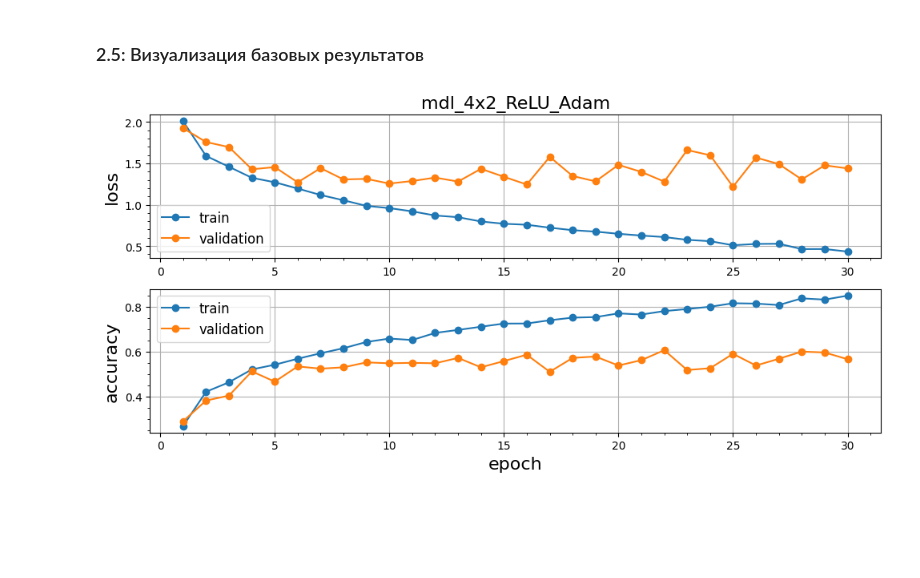
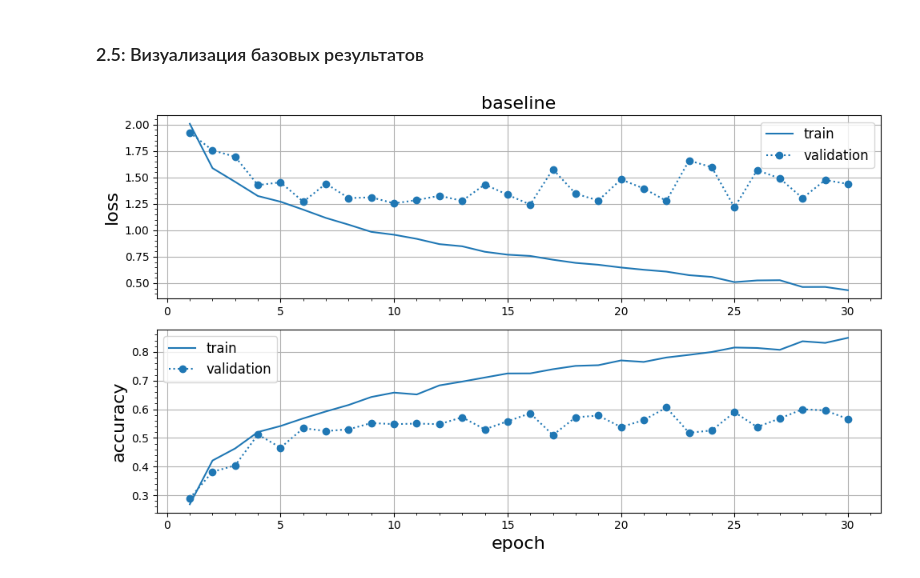
Before and after one commit to romangorbunov91/ResNet18, a Jupyter notebook: main_notebook.ipynb, the cells around one changed output. Saved outputs shown, nothing was run; the diff lists cells and outputs as text; code cells hidden in the pictures; blank space fills up the shorter version.

```diff
--- a/main_notebook.ipynb
+++ b/main_notebook.ipynb
@@ -43,43 +66,30 @@ METRIC_NUM = len(plot_titles)
 ## Часть 2: Базовая архитектура ResNet18
 # %% [markdown]
 ### 2.5: Визуализация базовых результатов
-# %%
-log_dir = Path("./train_logs/")
-log_names = [
-    "train_log_customResNet18_Adam_ver1.json",
-    "train_log_customResNet18_Adam_ver2.json"
-    ]
-DATA_NUM = len(log_names)
-log_data = np.empty(DATA_NUM, dtype='object')
-log_data_df = np.empty(DATA_NUM, dtype='object')
-model_struct = np.empty(DATA_NUM, dtype='object')
-for idx, name in enumerate(log_names):
-    with open(log_dir / name, "r") as f:
-        log_data[idx] = json.load(f)
-        log_data_df[idx] = pd.DataFrame(log_data[idx].get("train_log"))
-        model_struct[idx] = log_data[idx].get("model_architecture")
 # %%
+plot_idx = [usid.mdl_4x2_ReLU_Adam.value]
 fig, axs = plt.subplots(ncols=1, nrows=2, figsize=user_figsize)
-#plt.title('4x2_ReLU', fontsize=user_fontsize)
-for idx, ax in enumerate(axs):
-    if idx == 0:
-        ax.set_title(model_names[usid.mdl_4x2_ReLU_Adam], fontsize=user_fontsize)
+for k, ax in enumerate(axs):
+    if k == 0:
+        ax.set_title("baseline", fontsize=user_fontsize)
     else:
         ax.set_xlabel(plot_xlabel, fontsize=user_fontsize)
-    for m in range(METRIC_NUM):
-        ax.plot(
-            log_data_df[usid.mdl_4x2_ReLU_Adam].iloc[:,0],
-            log_data_df[usid.mdl_4x2_ReLU_Adam].iloc[:,2*m+idx+1],
-            marker='o'
-            )
-
-    ax.set_ylabel(plot_ylabels[idx], fontsize=user_fontsize)
-    ax.legend(plot_legend, fontsize=legend_fontsize)
+    for idx in plot_idx:
+        for m in range(METRIC_NUM):
+            ax.plot(
+                log_data_df[idx].iloc[:,0],
+                log_data_df[idx].iloc[:,2*m+k+1],
+                marker=plot_mark[m],
+                linestyle=line_type[m],
+                color=tab10_colors[idx]
+                )
+    ax.set_ylabel(plot_ylabels[k], fontsize=user_fontsize)
+    ax.legend(plot_legend, fontsize='large')
     ax.grid()
     ax.minorticks_on()
 
 plt.tight_layout()
 plt.savefig('readme_img/loss_acc_4x2_ReLU_Adam.png', bbox_inches='tight')
 plt.show()
 # %% [output]
-[figure, old version]
+[figure, new version]
```
Also changed, not shown: parts of 12 cells of this notebook, 4 other files.
